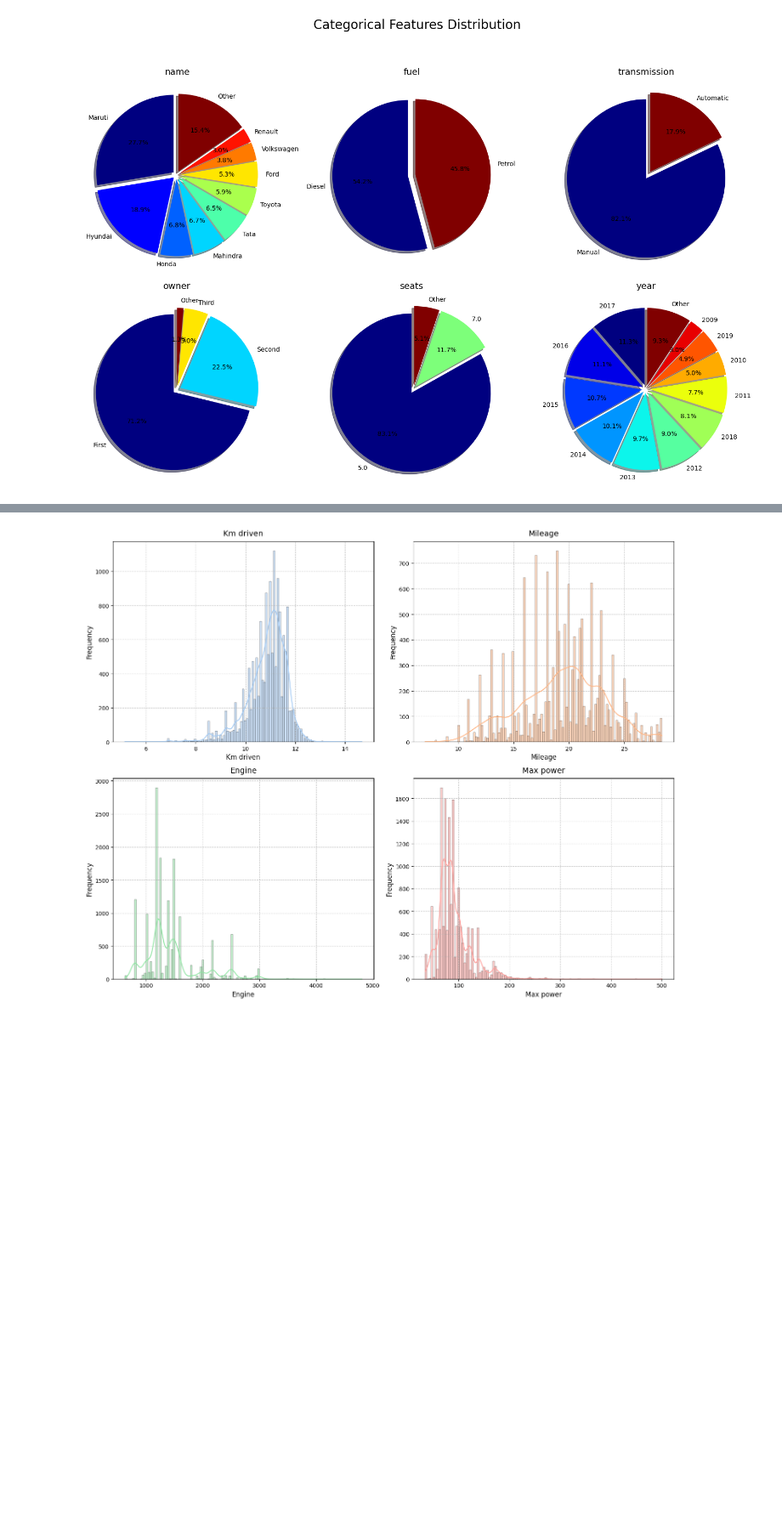
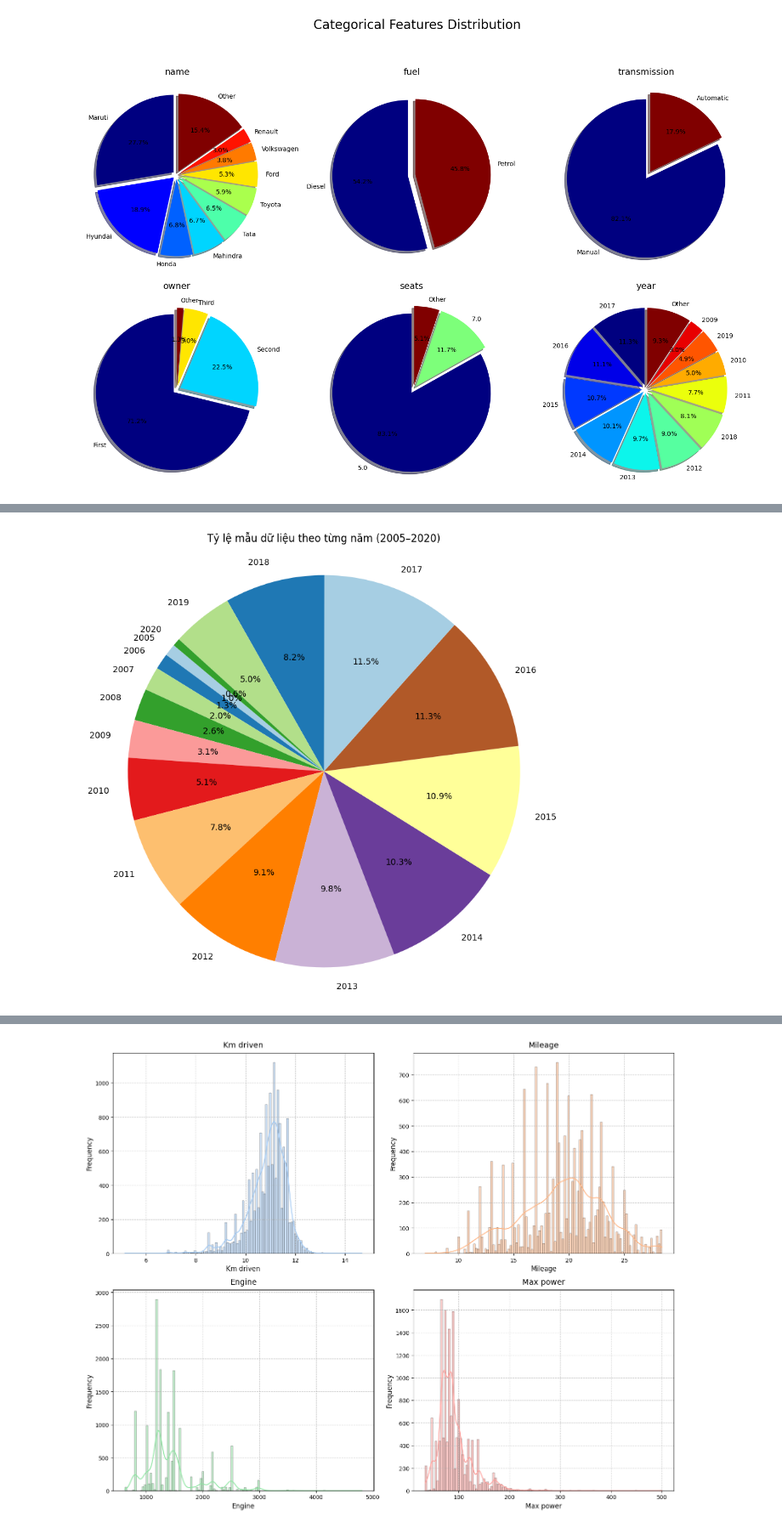
Before and after one commit to phucnguyenhoank/inds_gk_code_1, a Jupyter notebook: car-price-prediction_v3_copy.ipynb, the cells around one changed output, grey strips where cells are left out. Shown at 85% size. Drawn from its saved outputs; the diff is of its cells as text; code cells hidden in the pictures; blank space fills up the shorter version.

```diff
--- a/car-price-prediction_v3_copy.ipynb
+++ b/car-price-prediction_v3_copy.ipynb
@@ -774,0 +775,14 @@ High price group: 1015 records
+# %%
+
+years = list(range(2005, 2021))
+percentages = [len(decoded_df[decoded_df['year'] == i]) * 100 / row for i in years]
+
+# Vẽ biểu đồ tròn
+plt.figure(figsize=(8, 8))
+plt.pie(percentages, labels=years, autopct='%1.1f%%', startangle=140, colors=plt.cm.Paired.colors)
+plt.title('Tỷ lệ mẫu dữ liệu theo từng năm (2005–2020)')
+plt.axis('equal')  # Đảm bảo biểu đồ tròn
+plt.tight_layout()
+plt.show()
+# %% [output]
+[figure, added]
```
Also changed, not shown: parts of 42 cells of this notebook, 16 other files.
